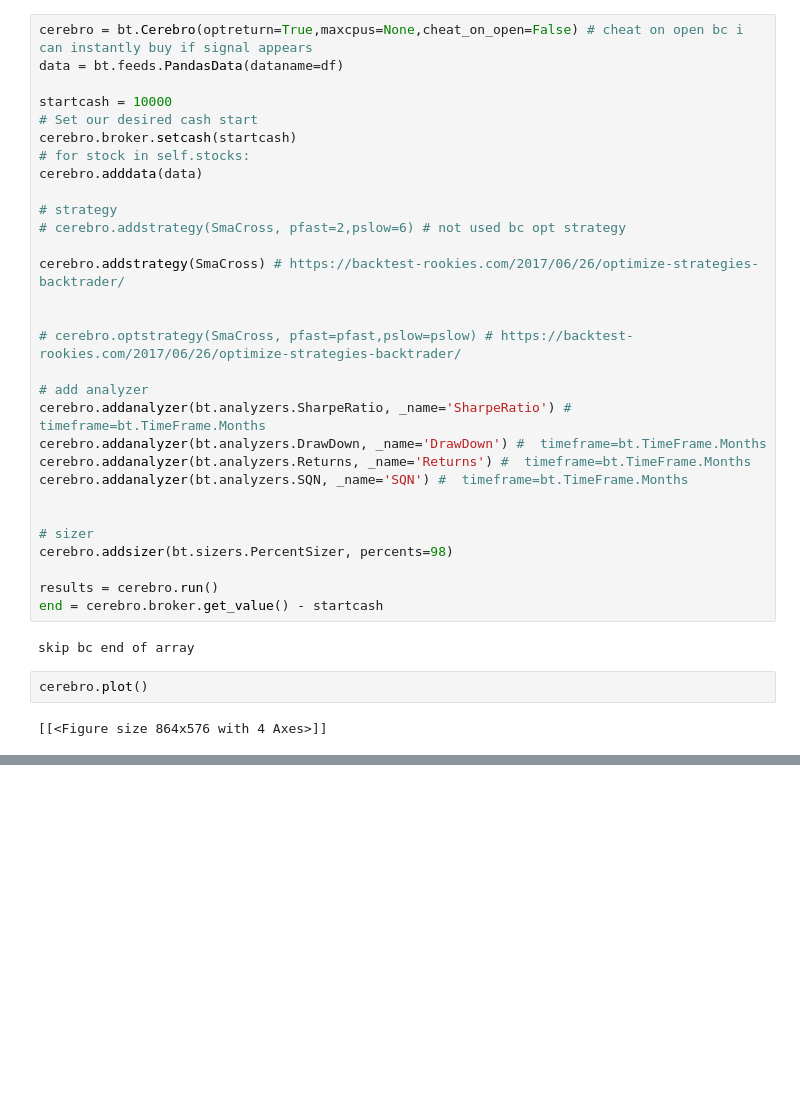
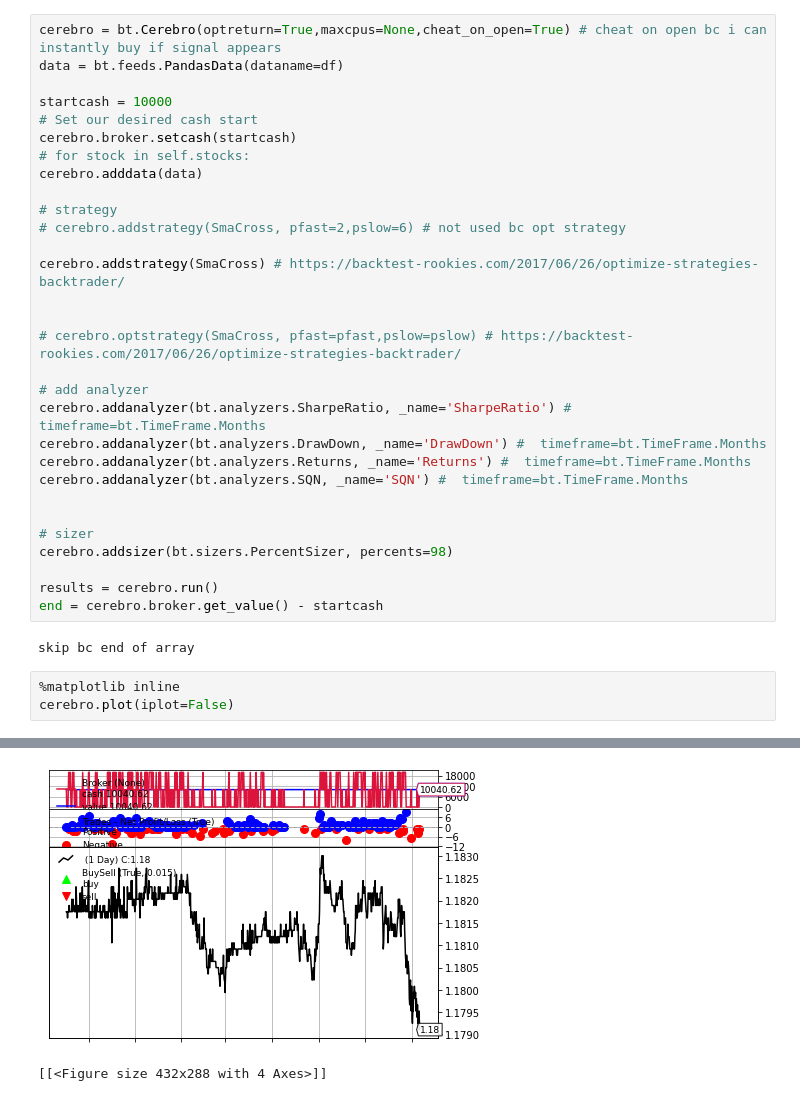
Before and after one commit to JustinGuese/trading-bot, a Jupyter notebook: BacktraderEvalutation.ipynb, the cells around one changed output, grey strips where cells are left out. Saved outputs shown, nothing was run; the diff lists cells and outputs as text; blank space fills up the shorter version.

```diff
--- a/BacktraderEvalutation.ipynb
+++ b/BacktraderEvalutation.ipynb
@@ -205,7 +189,7 @@ class SmaCross(bt.Strategy):
             self.data_live = True
             print("yay Live data!")
 # %%
-cerebro = bt.Cerebro(optreturn=True,maxcpus=None,cheat_on_open=False) # cheat on open bc i can instantly buy if signal appears
+cerebro = bt.Cerebro(optreturn=True,maxcpus=None,cheat_on_open=True) # cheat on open bc i can instantly buy if signal appears
 data = bt.feeds.PandasData(dataname=df)
 
 startcash = 10000
@@ -236,7 +220,7 @@ results = cerebro.run()
 end = cerebro.broker.get_value() - startcash
 # %% [output]
 skip bc end of array
-# %%
-cerebro.plot()
-# %% [output]
-[[<Figure size 864x576 with 4 Axes>]]
+# %%
+%matplotlib inline
+cerebro.plot(iplot=False)
+# %% [output]
@@ -243,3 +228,5 @@ cerebro.plot()
+[figure, added]
+[[<Figure size 432x288 with 4 Axes>]]
 # %%
 def sqn_eval(nr):
     if nr <= 1.9:
```
Also changed, not shown: parts of 10 cells of this notebook, 1 other file.
